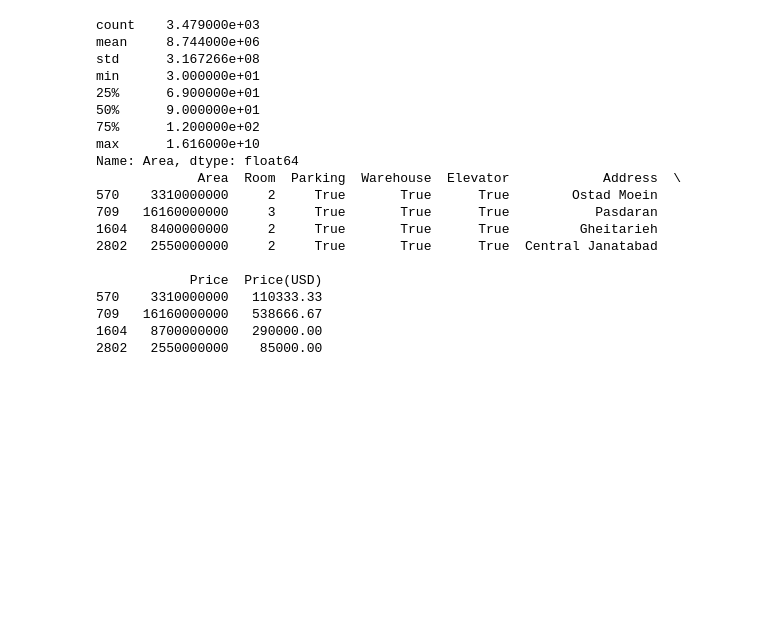
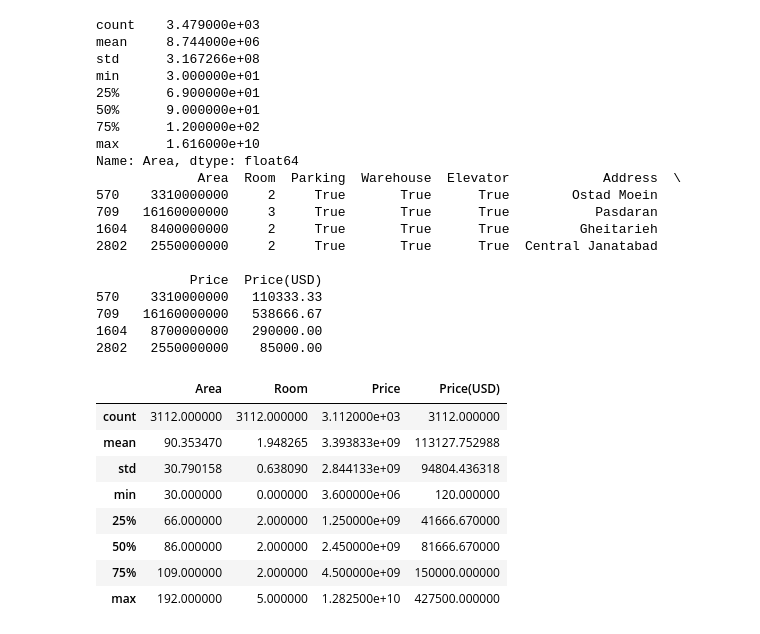
Before and after one commit to hoseinAkbari97/machine_learning_course, a Jupyter notebook: Chapter_01_Supervised_Learning/regression/Linear_Regression_1.ipynb, the cells around one changed output. Drawn from its saved outputs; the diff is of its cells as text; code cells hidden in the pictures; blank space fills up the shorter version.

```diff
--- a/Chapter_01_Supervised_Learning/regression/Linear_Regression_1.ipynb
+++ b/Chapter_01_Supervised_Learning/regression/Linear_Regression_1.ipynb
@@ -614,3 +614,34 @@ Name: Area, dtype: float64
 709   16160000000   538666.67
 1604   8700000000   290000.00
 2802   2550000000    85000.00
+# %%
+# Data cleaning - removing outliers based on IQR
+Q1_area = df['Area'].quantile(0.25)
+Q3_area = df['Area'].quantile(0.75)
+IQR_area = Q3_area - Q1_area
+
+Q1_price = df['Price(USD)'].quantile(0.25)
+Q3_price = df['Price(USD)'].quantile(0.75)
+IQR_price = Q3_price - Q1_price
+
+lower_bound_area = Q1_area - 1.5 * IQR_area
+upper_bound_area = Q3_area + 1.5 * IQR_area
+
+lower_bound_price = Q1_price - 1.5 * IQR_price
+upper_bound_price = Q3_price + 1.5 * IQR_price
+
+df_cleaned = df[(df['Area'] >= lower_bound_area) & (df['Area'] <= upper_bound_area) &
+                (df['Price(USD)'] >= lower_bound_price) & (df['Price(USD)'] <= upper_bound_price)]
+
+# Check the cleaned dataset
+df_cleaned.describe()
+# %% [output]
+|  | Area | Room | Price | Price(USD) |
+| count | 3112.000000 | 3112.000000 | 3.112000e+03 | 3112.000000 |
+| mean | 90.353470 | 1.948265 | 3.393833e+09 | 113127.752988 |
+| std | 30.790158 | 0.638090 | 2.844133e+09 | 94804.436318 |
+| min | 30.000000 | 0.000000 | 3.600000e+06 | 120.000000 |
+| 25% | 66.000000 | 2.000000 | 1.250000e+09 | 41666.670000 |
+| 50% | 86.000000 | 2.000000 | 2.450000e+09 | 81666.670000 |
+| 75% | 109.000000 | 2.000000 | 4.500000e+09 | 150000.000000 |
+| max | 192.000000 | 5.000000 | 1.282500e+10 | 427500.000000 |
```
